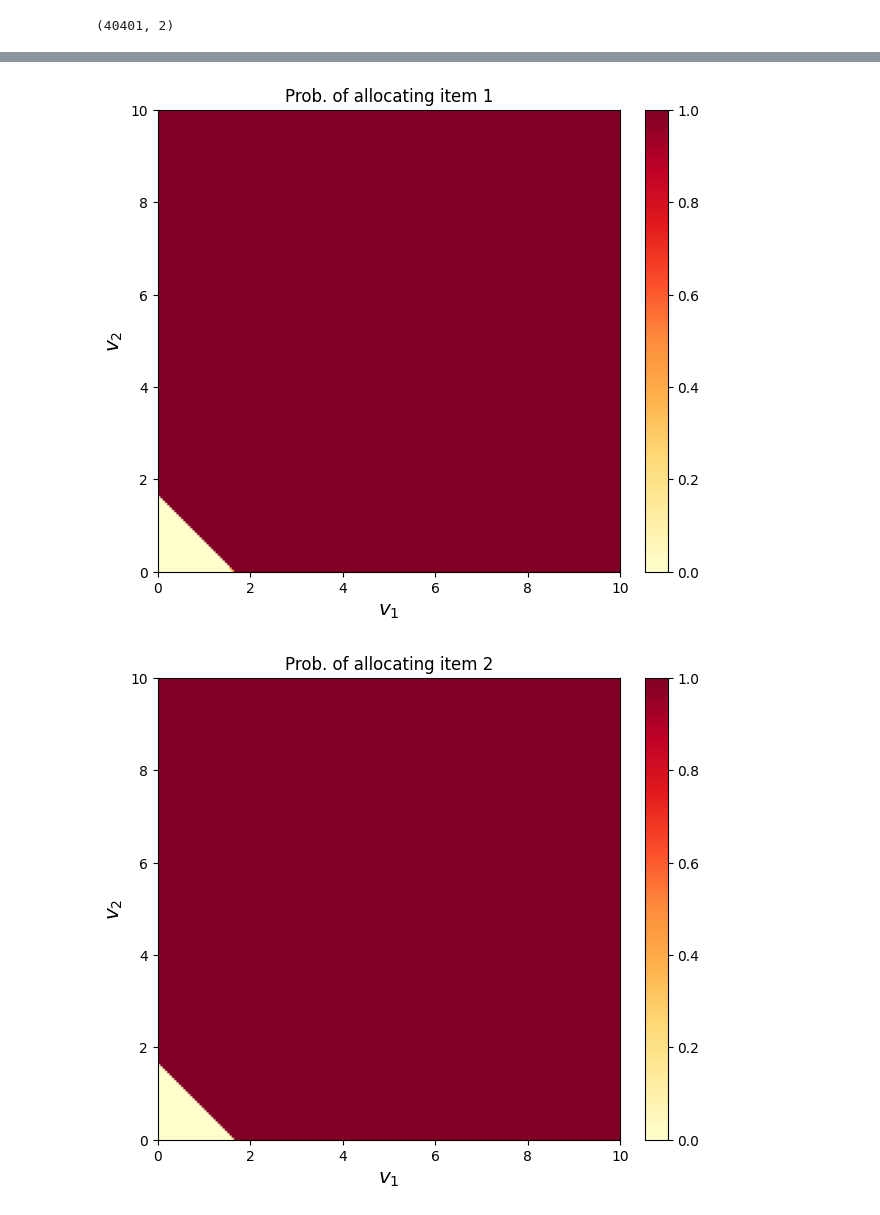
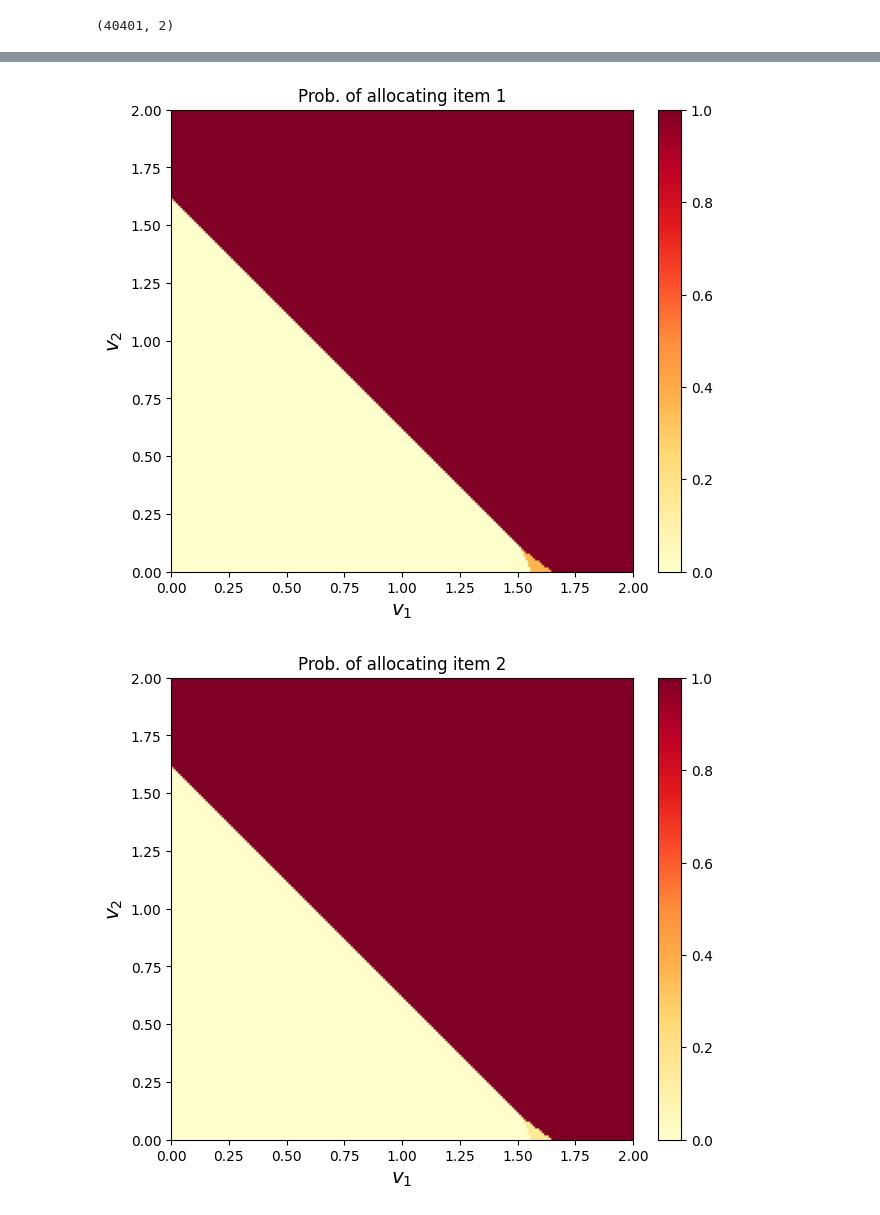
Before and after one commit to KoshiHarashima/deep-opt-auctions, a Jupyter notebook: rochetNet/visualize_additive_1x2_gamma_11.ipynb, the cells around one changed output, grey strips where cells are left out. Saved outputs shown, nothing was run; the diff lists cells and outputs as text; code cells hidden in the pictures.

```diff
--- a/rochetNet/visualize_additive_1x2_gamma_11.ipynb
+++ b/rochetNet/visualize_additive_1x2_gamma_11.ipynb
@@ -18,7 +18,7 @@ save_plot = False
 plt.rcParams.update({'font.size': 10, 'axes.labelsize': 'x-large'})
 D = 201
 
-x = np.linspace(0, 10.0, D)
+x = np.linspace(0, 2.0, D)
 X_tst = np.stack([v.flatten() for v in np.meshgrid(x,x)], axis = -1)
 print(X_tst.shape)
 
@@ -45,24 +46,24 @@ pay = np.load(os.path.join(cfg.dir_name, "pay_tst_" + str(cfg.test.restore_iter)
 # %%
 plt.rcParams.update({'font.size': 10, 'axes.labelsize': 'x-large'})
 fig, ax = plt.subplots(ncols = 1, nrows = 1, figsize = (8,6))
 
-img = ax.imshow(alloc[::-1, :, 0], extent=[0,10,0,10], vmin = 0.0, vmax=1.0, cmap = 'YlOrRd')
+img = ax.imshow(alloc[::-1, :, 0], extent=[0,2,0,2], vmin = 0.0, vmax=1.0, cmap = 'YlOrRd')
 
 ax.set_xlabel(r'$v_1$')
 ax.set_ylabel(r'$v_2$')
 plt.title('Prob. of allocating item 1')
 _ = plt.colorbar(img, fraction=0.046, pad=0.04)
 
 if save_plot:
     fig.set_size_inches(4, 3)
     plt.savefig(os.path.join(cfg.dir_name, 'alloc1.pdf'), bbox_inches = 'tight', pad_inches = 0.05)
 # %% [output]
-[figure, old version]
+[figure, new version]
 # %%
 plt.rcParams.update({'font.size': 10, 'axes.labelsize': 'x-large'})
 fig, ax = plt.subplots(ncols = 1, nrows = 1, figsize = (8,6))
 
-img = ax.imshow(alloc[::-1, :, 1], extent=[0,10,0,10], vmin = 0.0, vmax=1.0, cmap = 'YlOrRd')
+img = ax.imshow(alloc[::-1, :, 1], extent=[0,2,0,2], vmin = 0.0, vmax=1.0, cmap = 'YlOrRd')
 
 ax.set_xlabel(r'$v_1$')
 ax.set_ylabel(r'$v_2$')
@@ -73,4 +74,4 @@ if save_plot:
     fig.set_size_inches(4, 3)
     plt.savefig(os.path.join(cfg.dir_name, 'alloc2.pdf'), bbox_inches = 'tight', pad_inches = 0.05)
 # %% [output]
-[figure, old version]
+[figure, new version]
```
Also changed, not shown: parts of 1 cell of this notebook, 12 other files.
